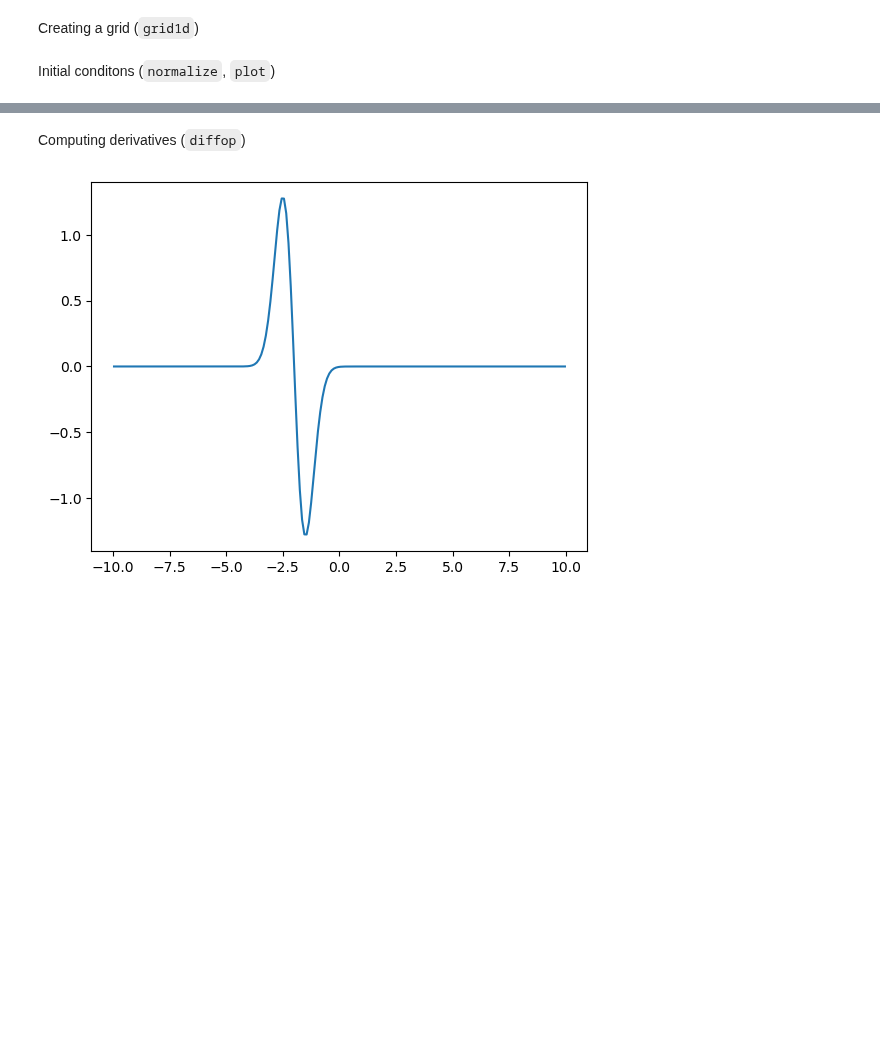
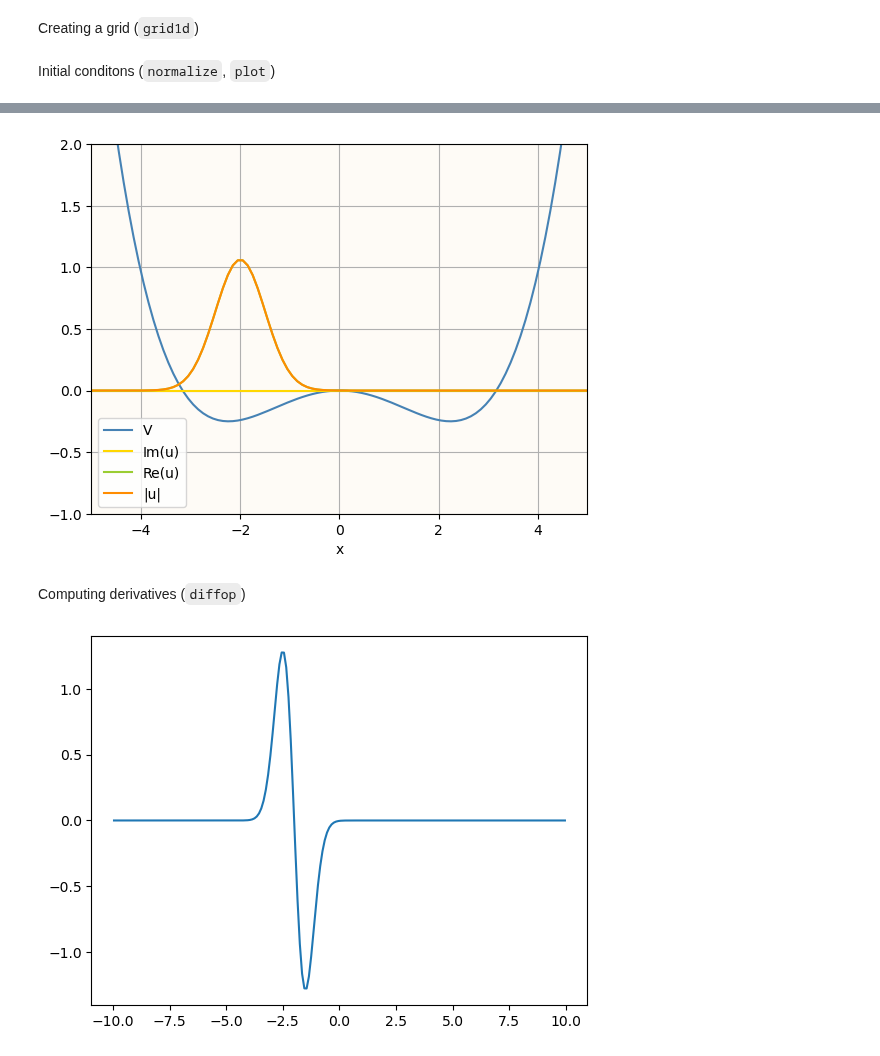
Before and after one commit to brownadder/expsolve, a Jupyter notebook: examples/tutorials/01_tensorgrid/00_quick_introduction.ipynb, the cells around one changed output, grey strips where cells are left out. Saved outputs shown, nothing was run; the diff lists cells and outputs as text; code cells hidden in the pictures; blank space fills up the shorter version.

Commit message:
plotfancy

```diff
--- a/examples/tutorials/01_tensorgrid/00_quick_introduction.ipynb
+++ b/examples/tutorials/01_tensorgrid/00_quick_introduction.ipynb
@@ -66,3 +67,14 @@ plt.show()
+# %%
+linespecs = lambda u: [((x, V/100), {'color':mcolors.CSS4_COLORS['steelblue']}, 'V'),
+             ((x, imag(u)), {'color':mcolors.CSS4_COLORS['gold']}, 'Im(u)'),
+             ((x, real(u)), {'color':mcolors.CSS4_COLORS['yellowgreen']}, 'Re(u)'),
+             ((x, abs(u)), {'color':mcolors.CSS4_COLORS['darkorange']}, '|u|')]
+
+fig, ax = plt.subplots()
+ex.plotfancy(ax, linespecs=linespecs(u0), xlim=[-5,5], ylim=[-1,2], xlabel='x')
+plt.show()
+# %% [output]
+[figure, added]
 # %% [markdown]
 Computing derivatives (`diffop`)
 # %%
```
Also changed, not shown: parts of 6 cells of this notebook, 3 other files.
